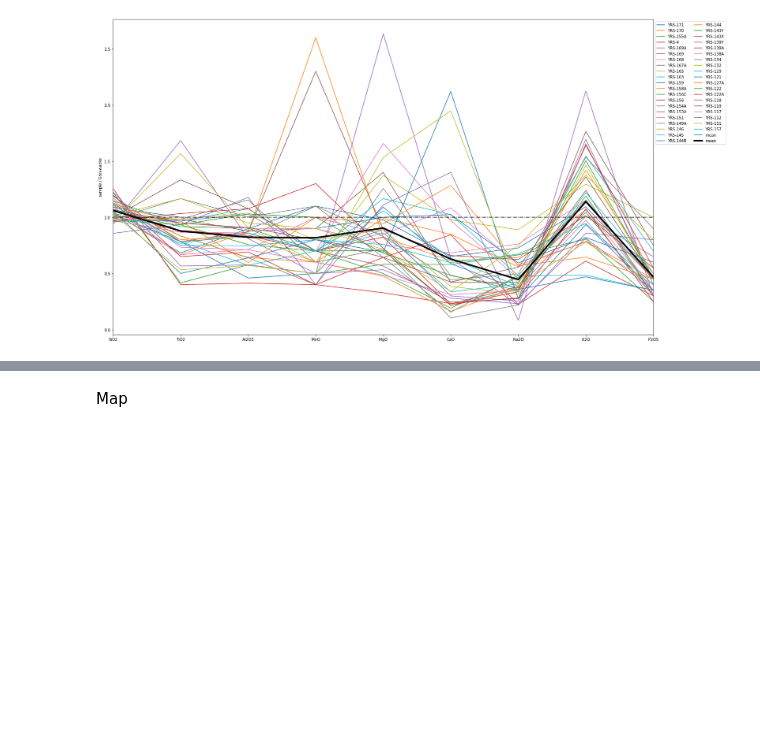
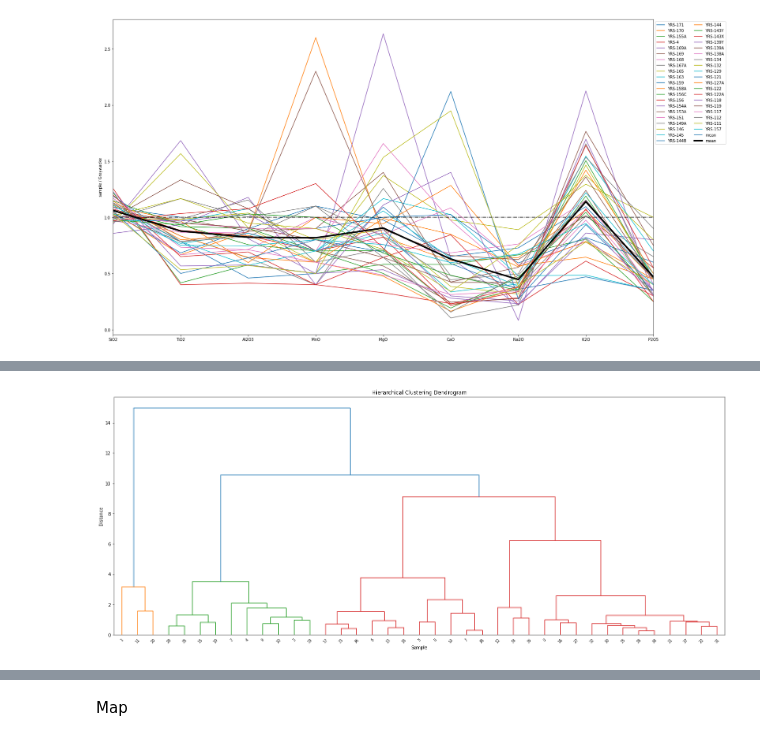
Before and after one commit to vinthegreat84/geochemistry, a Jupyter notebook: geochemistry_YRB.ipynb, the cells around one changed output, grey strips where cells are left out. Saved outputs shown, nothing was run; the diff lists cells and outputs as text; code cells hidden in the pictures; blank space fills up the shorter version.

```diff
--- a/geochemistry_YRB.ipynb
+++ b/geochemistry_YRB.ipynb
@@ -258,0 +292,39 @@ WARNING:matplotlib.backends.backend_ps:The PostScript backend does not support t
+# %%
+import pandas as pd
+import numpy as np
+import matplotlib.pyplot as plt
+from scipy.cluster.hierarchy import linkage, dendrogram, cut_tree
+
+# Load the data
+link = 'https://raw.githubusercontent.com/vinthegreat84/geochemistry/master/SedWeather-YRB/cluster.csv'
+data = pd.read_csv(link, index_col=0)
+
+# Select the variables of interest
+variables = ['(CIW)', '(CIW*)', '(CPA)', '(CIA)', '(PIA)', '(CIX)', '(ICV)', '(WIP)', 'SiO2/Al2O3',
+             'K2O/Al2O3', 'K2O/Na2O', 'Al2O3/TiO2', 'Ba', 'Cr', 'V', 'La', 'Ce', 'Pr', 'Nd', 'Sm',
+             'Eu', 'Gd', 'Tb', 'Dy', 'Ho', 'Er', 'Tm', 'Yb', 'Lu', '∑REE', 'LREE', 'HREE', 'LREE/HREE',
+             'La/Lu', 'Ce/Ce*', 'Eu/Eu*', 'Gd/Gd*', 'LaN/YbN', 'GdN/YbN']
+
+X = data[variables].values
+
+# Normalize the data
+X = (X - X.mean()) / X.std()
+
+# Compute the linkage matrix
+Z = linkage(X, method='ward')
+
+# Plot the dendrogram
+plt.figure(figsize=(25, 10))
+dendrogram(Z)
+plt.title("Hierarchical Clustering Dendrogram")
+plt.xlabel("Sample")
+plt.ylabel("Distance")
+plt.show()
+
+# Cut the dendrogram
+clusters = cut_tree(Z, n_clusters=3)
+
+# Add the cluster labels to the data
+data["Cluster"] = clusters
+# %% [output]
+[figure, added]
```
Also changed, not shown: parts of 5 cells of this notebook.
